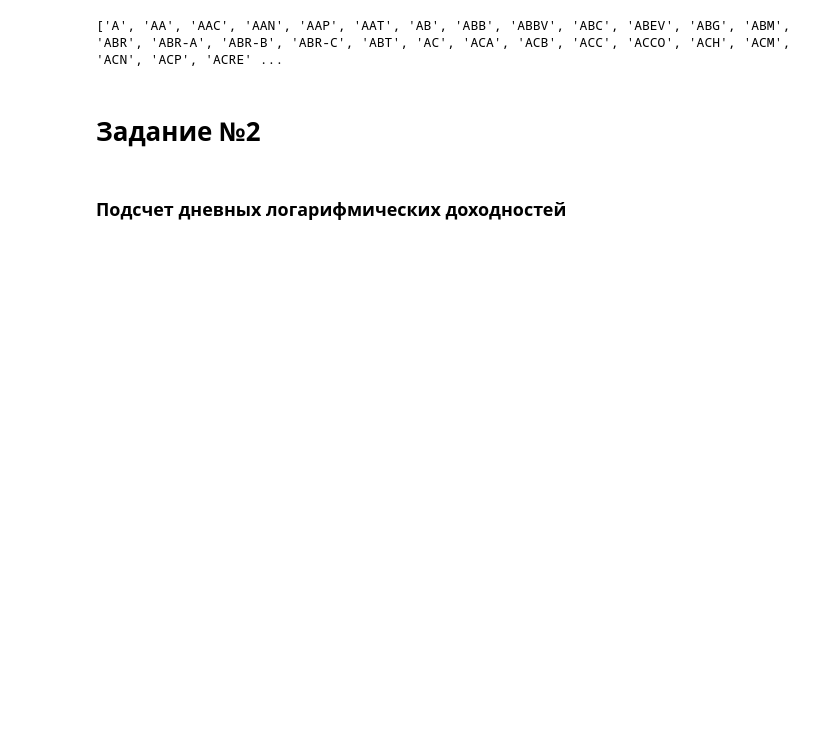
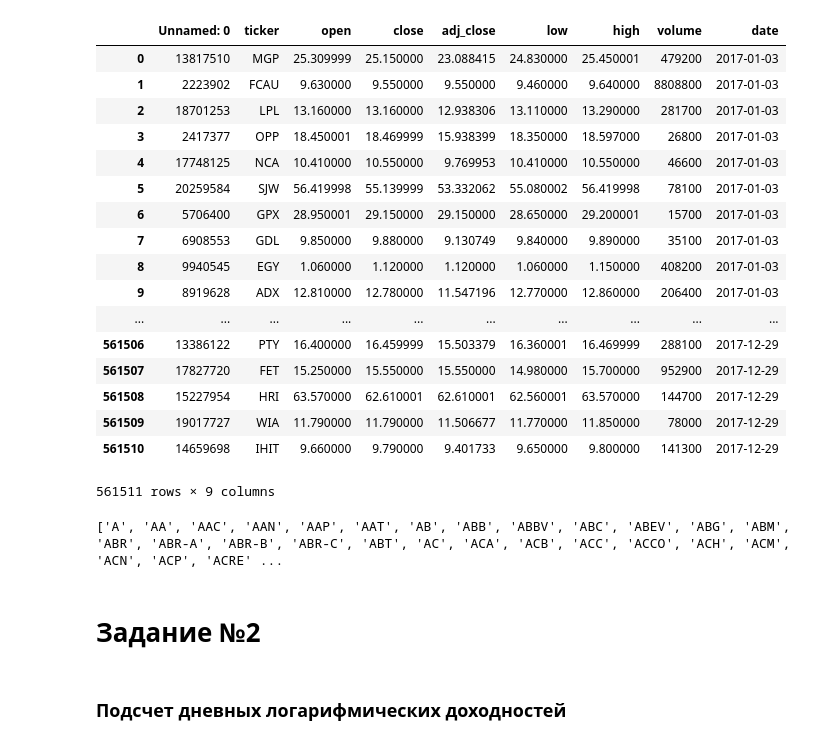
Before and after one commit to aleks73337/Stocks-lab-1, a Jupyter notebook: DZ_1_Stocks.ipynb, the cells around one changed output. Saved outputs shown, nothing was run; the diff lists cells and outputs as text; code cells hidden in the pictures; blank space fills up the shorter version.

```diff
--- a/DZ_1_Stocks.ipynb
+++ b/DZ_1_Stocks.ipynb
@@ -15,6 +15,27 @@ for line in file1:
     ln[1] = ln[1].split('\n')[0]
     NYSE_stocks.append(ln)
 file1.close()
+# %%
+df
+# %% [output]
+|  | Unnamed: 0 | ticker | open | close | adj_close | low | high | volume | date |
+| 0 | 13817510 | MGP | 25.309999 | 25.150000 | 23.088415 | 24.830000 | 25.450001 | 479200 | 2017-01-03 |
+| 1 | 2223902 | FCAU | 9.630000 | 9.550000 | 9.550000 | 9.460000 | 9.640000 | 8808800 | 2017-01-03 |
+| 2 | 18701253 | LPL | 13.160000 | 13.160000 | 12.938306 | 13.110000 | 13.290000 | 281700 | 2017-01-03 |
+| 3 | 2417377 | OPP | 18.450001 | 18.469999 | 15.938399 | 18.350000 | 18.597000 | 26800 | 2017-01-03 |
+| 4 | 17748125 | NCA | 10.410000 | 10.550000 | 9.769953 | 10.410000 | 10.550000 | 46600 | 2017-01-03 |
+| 5 | 20259584 | SJW | 56.419998 | 55.139999 | 53.332062 | 55.080002 | 56.419998 | 78100 | 2017-01-03 |
+| 6 | 5706400 | GPX | 28.950001 | 29.150000 | 29.150000 | 28.650000 | 29.200001 | 15700 | 2017-01-03 |
+| 7 | 6908553 | GDL | 9.850000 | 9.880000 | 9.130749 | 9.840000 | 9.890000 | 35100 | 2017-01-03 |
+| 8 | 9940545 | EGY | 1.060000 | 1.120000 | 1.120000 | 1.060000 | 1.150000 | 408200 | 2017-01-03 |
+| 9 | 8919628 | ADX | 12.810000 | 12.780000 | 11.547196 | 12.770000 | 12.860000 | 206400 | 2017-01-03 |
+| ... | ... | ... | ... | ... | ... | ... | ... | ... | ... |
+| 561506 | 13386122 | PTY | 16.400000 | 16.459999 | 15.503379 | 16.360001 | 16.469999 | 288100 | 2017-12-29 |
+| 561507 | 17827720 | FET | 15.250000 | 15.550000 | 15.550000 | 14.980000 | 15.700000 | 952900 | 2017-12-29 |
+| 561508 | 15227954 | HRI | 63.570000 | 62.610001 | 62.610001 | 62.560001 | 63.570000 | 144700 | 2017-12-29 |
+| 561509 | 19017727 | WIA | 11.790000 | 11.790000 | 11.506677 | 11.770000 | 11.850000 | 78000 | 2017-12-29 |
+| 561510 | 14659698 | IHIT | 9.660000 | 9.790000 | 9.401733 | 9.650000 | 9.800000 | 141300 | 2017-12-29 |
+561511 rows × 9 columns
 # %%
 NYSE_stocks = NYSE_stocks[1:-1]
 # %%
```
Also changed, not shown: parts of 4 cells of this notebook.
